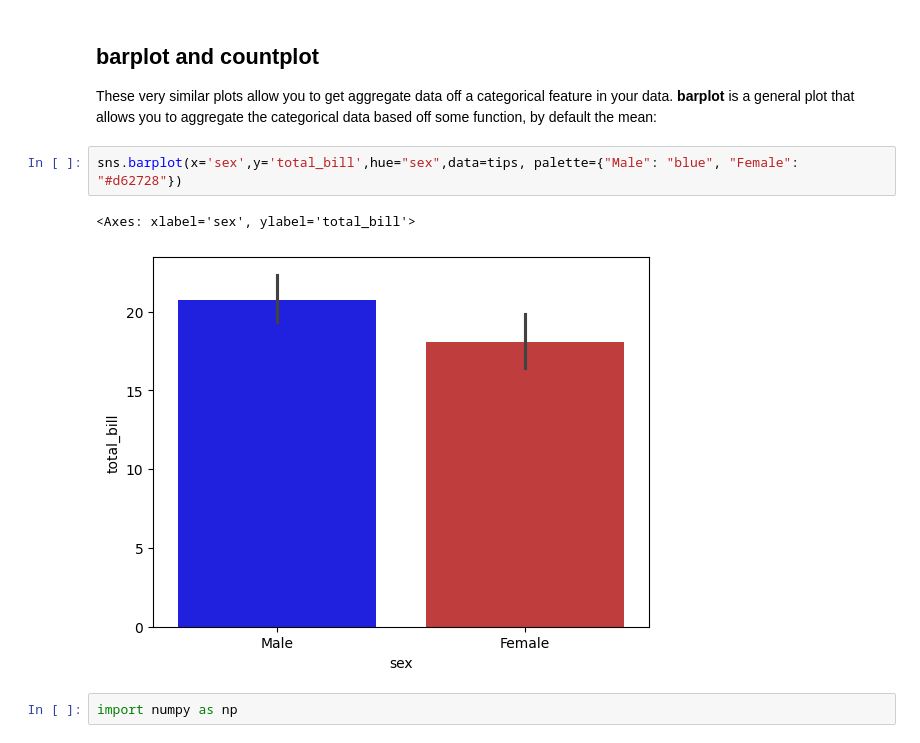
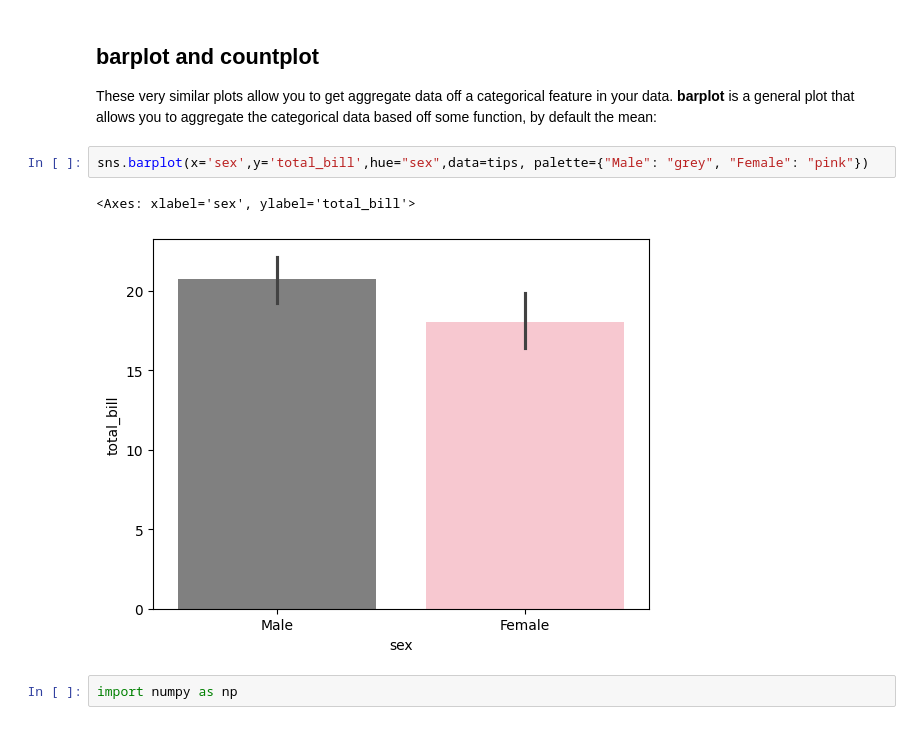
Before and after one commit to mmazurk/data-science-study, a Jupyter notebook: Refactored_Py_DS_ML_Bootcamp-master/06-Data-Visualization-with-Seaborn/02-Categorical Plots.ipynb, the cells around one changed output. Saved outputs shown, nothing was run; the diff lists cells and outputs as text.

Commit message:
graphs

```diff
--- a/Refactored_Py_DS_ML_Bootcamp-master/06-Data-Visualization-with-Seaborn/02-Categorical Plots.ipynb
+++ b/Refactored_Py_DS_ML_Bootcamp-master/06-Data-Visualization-with-Seaborn/02-Categorical Plots.ipynb
@@ -35,10 +35,10 @@ tips.head()
 
 These very similar plots allow you to get aggregate data off a categorical feature in your data. **barplot** is a general plot that allows you to aggregate the categorical data based off some function, by default the mean:
 # %%
-sns.barplot(x='sex',y='total_bill',hue="sex",data=tips, palette={"Male": "blue", "Female": "#d62728"})
+sns.barplot(x='sex',y='total_bill',hue="sex",data=tips, palette={"Male": "grey", "Female": "pink"})
 # %% [output]
 <Axes: xlabel='sex', ylabel='total_bill'>
-[figure, old version]
+[figure, new version]
 # %%
 import numpy as np
 # %% [markdown]
```
Also changed, not shown: 3 other files.
